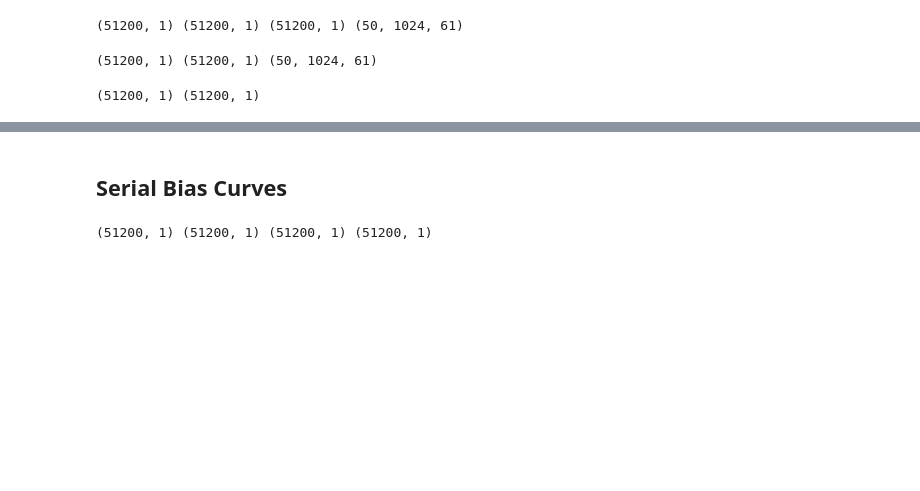
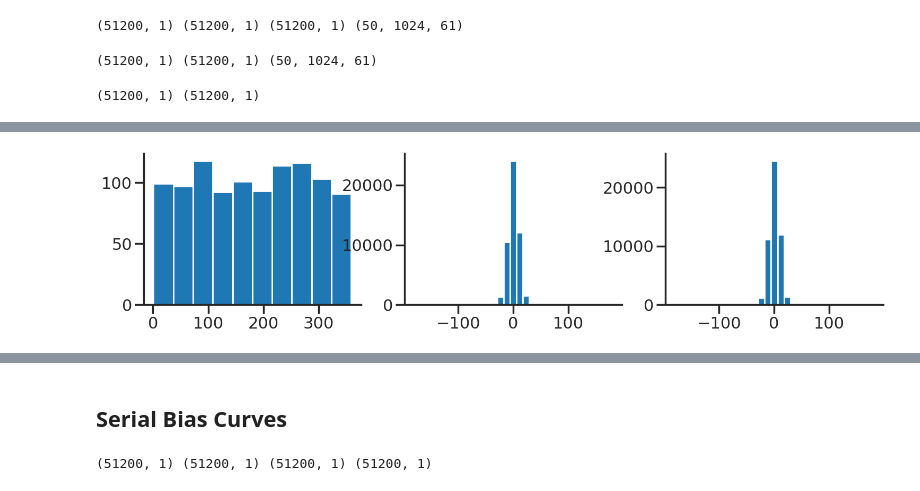
Before and after one commit to kostas-chatzi/NeuroFlame, a Jupyter notebook: notebooks/bodr/biased_odr_seq_serial_bias.ipynb, the cells around one changed output, grey strips where cells are left out. Saved outputs shown, nothing was run; the diff lists cells and outputs as text; code cells hidden in the pictures; blank space fills up the shorter version.

```diff
--- a/notebooks/bodr/biased_odr_seq_serial_bias.ipynb
+++ b/notebooks/bodr/biased_odr_seq_serial_bias.ipynb
@@ -377,7 +380,7 @@ print(end_point_ini.shape, end_point_last.shape)
 fig, ax = plt.subplots(1, 3, figsize=[3*width, height])
 
 ax[0].hist(reference[:, 0])
-ax[1].hist(end_point_ini[:, 0], bins='auto')
-ax[2].hist(end_point_last[:, 0], bins='auto')
+ax[1].hist(end_point_ini[:,0], bins=31)
+ax[2].hist(end_point_last[:,0], bins=31)
 plt.show()
 # %% [output]
@@ -385,3 +387,4 @@ plt.show()
+[figure, added]
 # %%
 time_points = np.linspace(0, model.DURATION, errors_ini.shape[-1])
 idx = np.random.randint(errors_ini.shape[1], size=100)
```
Also changed, not shown: parts of 14 cells of this notebook, 2 other files.
